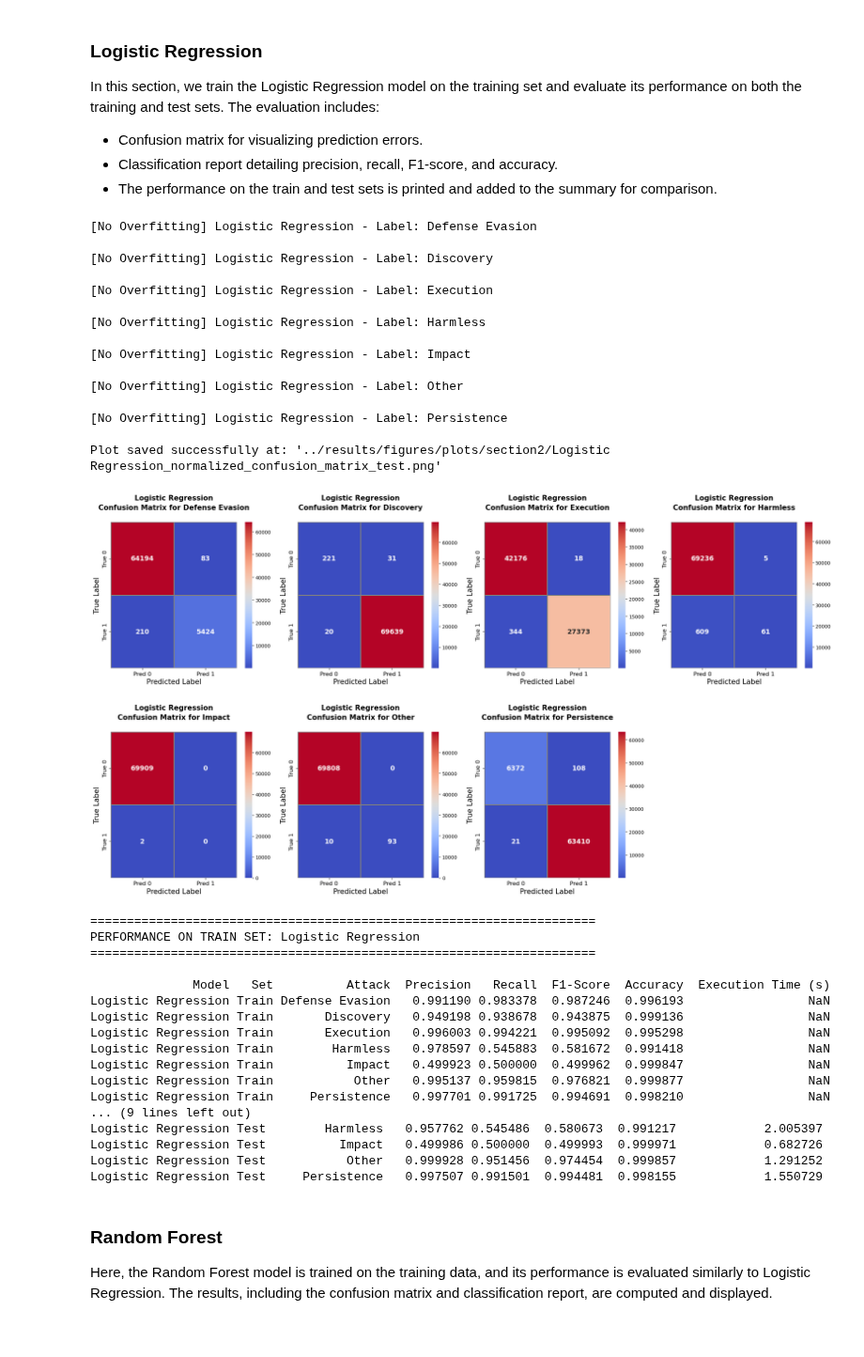
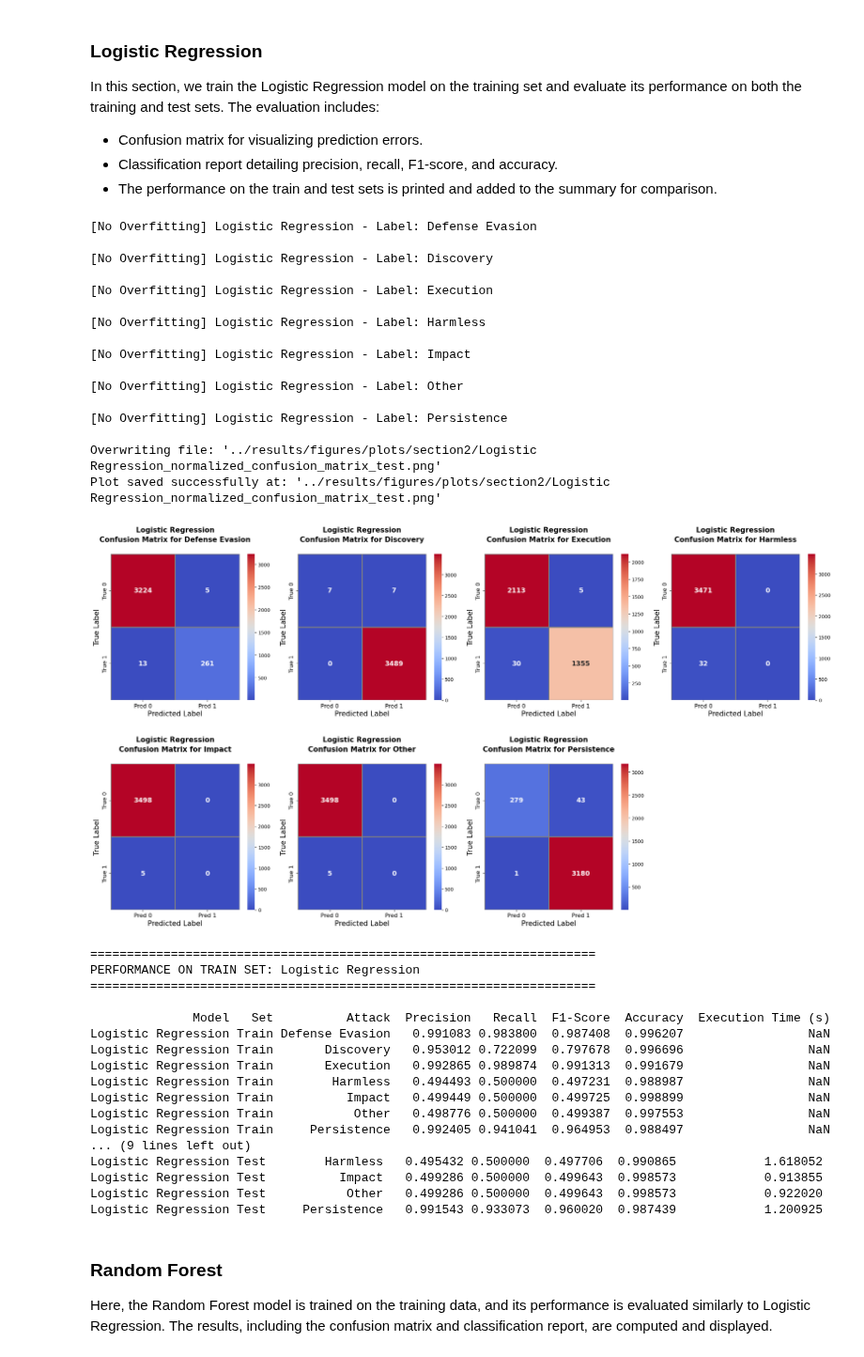
Before and after one commit to Botti01/SSH-Shell-Attacks, a Jupyter notebook: notebooks/section2_supervised_learning_classification.ipynb, the cells around one changed output. Shown at 94% size. Saved outputs shown, nothing was run; the diff lists cells and outputs as text; code cells hidden in the pictures.

Commit message:
Section2 pre-run

```diff
--- a/notebooks/section2_supervised_learning_classification.ipynb
+++ b/notebooks/section2_supervised_learning_classification.ipynb
@@ -296,54 +292,55 @@ model = models[model_name]
 
 # Chiamata alla funzione che restituisce i risultati e i DataFrame per train e test
 model_results[model_name], performance_comparison_lr_train, performance_comparison_lr_test = train_and_evaluate(
-    model, model_name, X_train_tfidf, X_test_tfidf, y_train_binary, y_test_binary
+    model, model_name, X_train, X_test, y_train_binary, y_test_binary
 )
 
 # Stampa la tabella dei risultati per il train set
 print(f"\n{'='*69}\nPERFORMANCE ON TRAIN SET: {model_name}\n{'='*69}\n")
 print(performance_comparison_lr_train.to_string(index=False, max_colwidth=20))
 
 # Stampa la tabella dei risultati per il test set
 print(f"\n{'='*69}\nPERFORMANCE ON TEST SET: {model_name}\n{'='*69}\n")
 print(performance_comparison_lr_test.to_string(index=False, max_colwidth=20))
 
 # Aggiungi i DataFrame alla lista delle performance
 performance_summaries.append(performance_comparison_lr_train)
 performance_summaries.append(performance_comparison_lr_test)
 # %% [output]
 [No Overfitting] Logistic Regression - Label: Defense Evasion
 
 [No Overfitting] Logistic Regression - Label: Discovery
 
 [No Overfitting] Logistic Regression - Label: Execution
 
 [No Overfitting] Logistic Regression - Label: Harmless
 
 [No Overfitting] Logistic Regression - Label: Impact
 
 [No Overfitting] Logistic Regression - Label: Other
 
 [No Overfitting] Logistic Regression - Label: Persistence
 
+Overwriting file: '../results/figures/plots/section2/Logistic Regression_normalized_confusion_matrix_test.png'
 Plot saved successfully at: '../results/figures/plots/section2/Logistic Regression_normalized_confusion_matrix_test.png'
-[figure, old version]
+[figure, new version]
 =====================================================================
 PERFORMANCE ON TRAIN SET: Logistic Regression
 =====================================================================
 
               Model   Set          Attack  Precision   Recall  F1-Score  Accuracy  Execution Time (s)
-Logistic Regression Train Defense Evasion   0.991190 0.983378  0.987246  0.996193                 NaN
-Logistic Regression Train       Discovery   0.949198 0.938678  0.943875  0.999136                 NaN
-Logistic Regression Train       Execution   0.996003 0.994221  0.995092  0.995298                 NaN
-Logistic Regression Train        Harmless   0.978597 0.545883  0.581672  0.991418                 NaN
-Logistic Regression Train          Impact   0.499923 0.500000  0.499962  0.999847                 NaN
-Logistic Regression Train           Other   0.995137 0.959815  0.976821  0.999877                 NaN
-Logistic Regression Train     Persistence   0.997701 0.991725  0.994691  0.998210                 NaN
+Logistic Regression Train Defense Evasion   0.991083 0.983800  0.987408  0.996207                 NaN
+Logistic Regression Train       Discovery   0.953012 0.722099  0.797678  0.996696                 NaN
+Logistic Regression Train       Execution   0.992865 0.989874  0.991313  0.991679                 NaN
+Logistic Regression Train        Harmless   0.494493 0.500000  0.497231  0.988987                 NaN
+Logistic Regression Train          Impact   0.499449 0.500000  0.499725  0.998899                 NaN
+Logistic Regression Train           Other   0.498776 0.500000  0.499387  0.997553                 NaN
+Logistic Regression Train     Persistence   0.992405 0.941041  0.964953  0.988497                 NaN
 ... (9 lines left out)
-Logistic Regression Test        Harmless   0.957762 0.545486  0.580673  0.991217            2.005397
-Logistic Regression Test          Impact   0.499986 0.500000  0.499993  0.999971            0.682726
-Logistic Regression Test           Other   0.999928 0.951456  0.974454  0.999857            1.291252
-Logistic Regression Test     Persistence   0.997507 0.991501  0.994481  0.998155            1.550729
+Logistic Regression Test        Harmless   0.495432 0.500000  0.497706  0.990865            1.618052
+Logistic Regression Test          Impact   0.499286 0.500000  0.499643  0.998573            0.913855
+Logistic Regression Test           Other   0.499286 0.500000  0.499643  0.998573            0.922020
+Logistic Regression Test     Persistence   0.991543 0.933073  0.960020  0.987439            1.200925
 # %% [markdown]
 ### Random Forest
 
```
Also changed, not shown: parts of 15 cells of this notebook.
